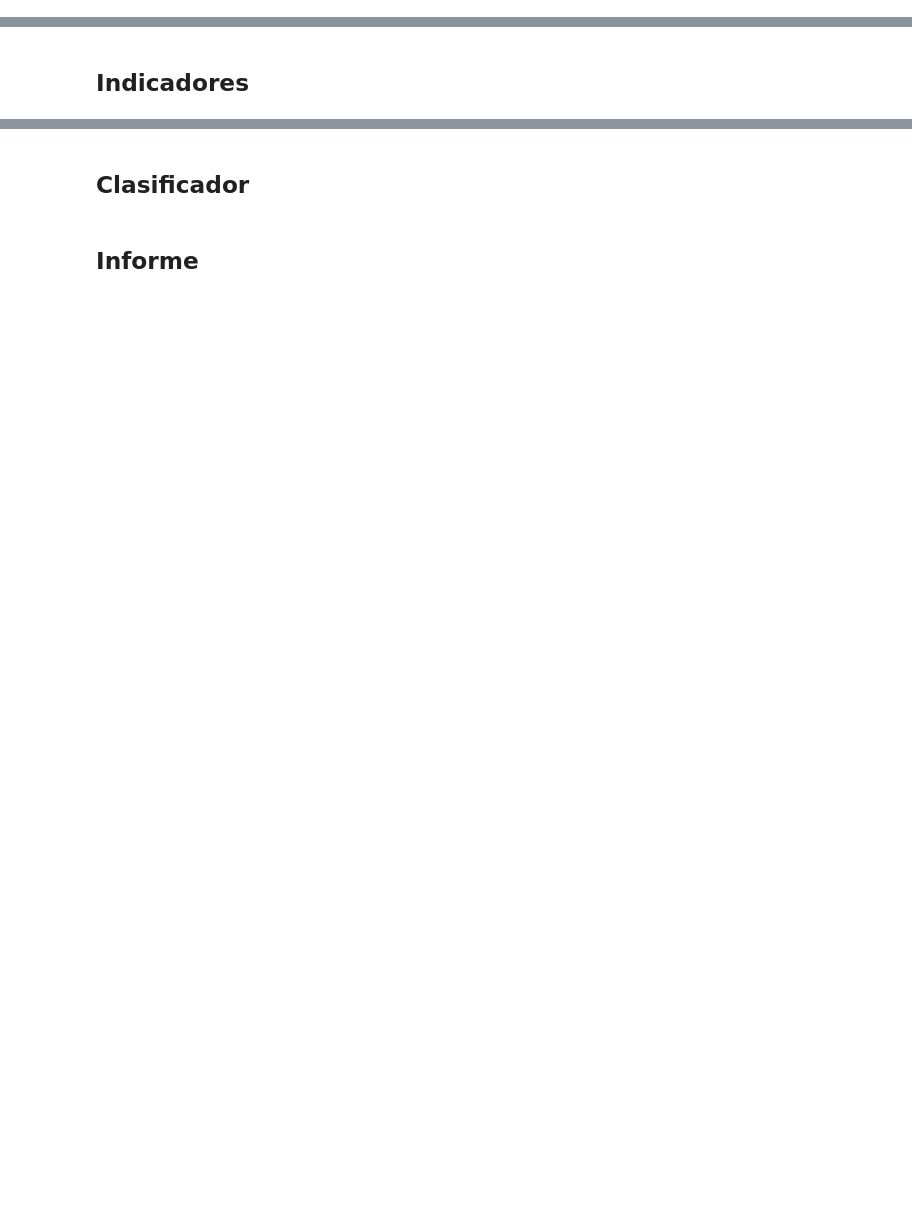
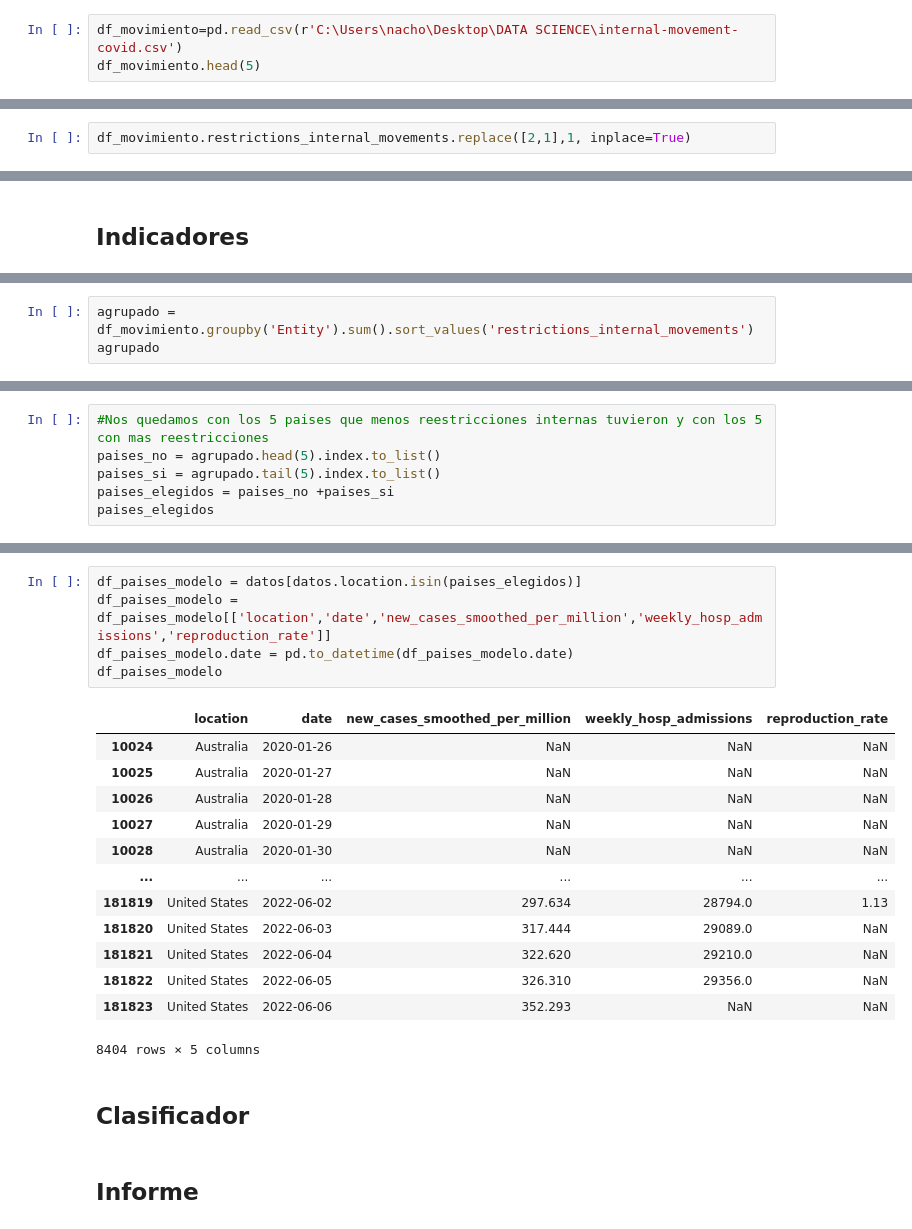
Before and after one commit to NachoRam123/Sprint-4, a Jupyter notebook: proyecto_4.ipynb, the cells around one changed output, grey strips where cells are left out. Cells and saved outputs as stored; diff of their text form; blank space fills up the shorter version.

Commit message:
elige politica, indicadores, trae df de pol y elige paises todo listo para modelo

```diff
--- a/proyecto_4.ipynb
+++ b/proyecto_4.ipynb
@@ -388,0 +390,3 @@ En la siguiente sección veremos como se puede mejorar las predicciones de conta
+# %%
+df_movimiento=pd.read_csv(r'C:\Users\nacho\Desktop\DATA SCIENCE\internal-movement-covid.csv')
+df_movimiento.head(5)
@@ -388,0 +422,2 @@ En la siguiente sección veremos como se puede mejorar las predicciones de conta
+# %%
+df_movimiento.restrictions_internal_movements.replace([2,1],1, inplace=True)
@@ -392,0 +436,3 @@ En la siguiente sección veremos como se puede mejorar las predicciones de conta
+# %%
+agrupado = df_movimiento.groupby('Entity').sum().sort_values('restrictions_internal_movements')
+agrupado
@@ -392,0 +454,6 @@ En la siguiente sección veremos como se puede mejorar las predicciones de conta
+# %%
+#Nos quedamos con los 5 paises que menos reestricciones internas tuvieron y con los 5 con mas reestricciones
+paises_no = agrupado.head(5).index.to_list()
+paises_si = agrupado.tail(5).index.to_list()
+paises_elegidos = paises_no +paises_si
+paises_elegidos
@@ -393,3 +471,22 @@ En la siguiente sección veremos como se puede mejorar las predicciones de conta
+# %%
+df_paises_modelo = datos[datos.location.isin(paises_elegidos)]
+df_paises_modelo = df_paises_modelo[['location','date','new_cases_smoothed_per_million','weekly_hosp_admissions','reproduction_rate']]
+df_paises_modelo.date = pd.to_datetime(df_paises_modelo.date)
+df_paises_modelo
+# %% [output]
+|  | location | date | new_cases_smoothed_per_million | weekly_hosp_admissions | reproduction_rate |
+| 10024 | Australia | 2020-01-26 | NaN | NaN | NaN |
+| 10025 | Australia | 2020-01-27 | NaN | NaN | NaN |
+| 10026 | Australia | 2020-01-28 | NaN | NaN | NaN |
+| 10027 | Australia | 2020-01-29 | NaN | NaN | NaN |
+| 10028 | Australia | 2020-01-30 | NaN | NaN | NaN |
+| ... | ... | ... | ... | ... | ... |
+| 181819 | United States | 2022-06-02 | 297.634 | 28794.0 | 1.13 |
+| 181820 | United States | 2022-06-03 | 317.444 | 29089.0 | NaN |
+| 181821 | United States | 2022-06-04 | 322.620 | 29210.0 | NaN |
+| 181822 | United States | 2022-06-05 | 326.310 | 29356.0 | NaN |
+| 181823 | United States | 2022-06-06 | 352.293 | NaN | NaN |
+8404 rows × 5 columns
 # %% [markdown]
 ## Clasificador
 # %% [markdown]
```
Also changed, not shown: parts of 17 cells of this notebook.
